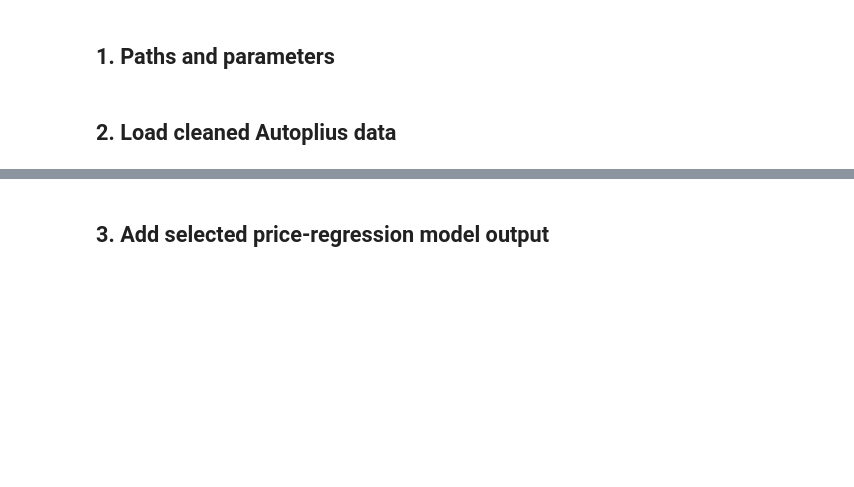
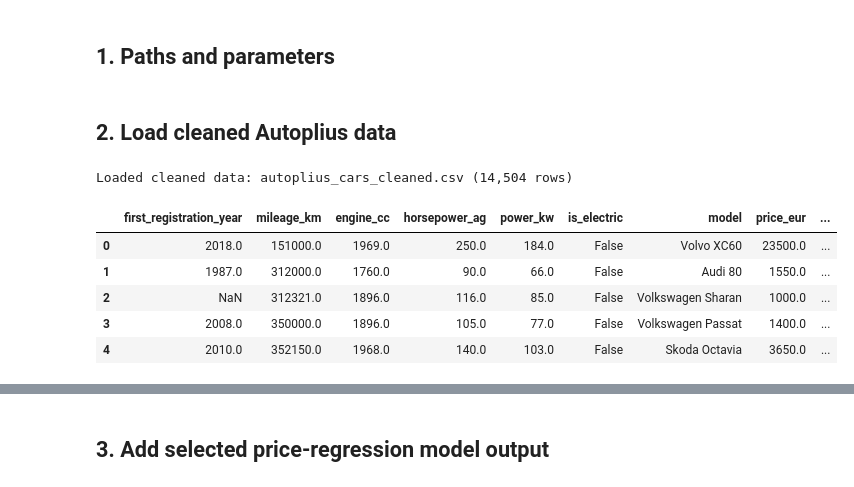
Before and after one commit to BenasKc/SKAM-odometer-fraud, a Jupyter notebook: models/combined_som.ipynb, the cells around one changed output, grey strips where cells are left out. Cells and saved outputs as stored; diff of their text form; code cells hidden in the pictures; blank space fills up the shorter version.

```diff
--- a/models/combined_som.ipynb
+++ b/models/combined_som.ipynb
@@ -67,9 +61,17 @@ FRAUD_PARAMS = {
 # %%
 if not CLEANED_AUTOPLIUS_PATH.exists():
     raise FileNotFoundError(
-        f"Missing {CLEANED_AUTOPLIUS_PATH}. Run cleaning_autoplius(1).ipynb first."
+        f"Missing {CLEANED_AUTOPLIUS_PATH}. Run cleaning_autoplius.ipynb first."
     )
 
 df = pd.read_csv(CLEANED_AUTOPLIUS_PATH)
 print(f"Loaded cleaned data: {CLEANED_AUTOPLIUS_PATH} ({len(df):,} rows)")
 df.head()
+# %% [output]
+Loaded cleaned data: autoplius_cars_cleaned.csv (14,504 rows)
+|  | first_registration_year | mileage_km | engine_cc | horsepower_ag | power_kw | is_electric | model | price_eur | ... |
+| 0 | 2018.0 | 151000.0 | 1969.0 | 250.0 | 184.0 | False | Volvo XC60 | 23500.0 | ... |
+| 1 | 1987.0 | 312000.0 | 1760.0 | 90.0 | 66.0 | False | Audi 80 | 1550.0 | ... |
+| 2 | NaN | 312321.0 | 1896.0 | 116.0 | 85.0 | False | Volkswagen Sharan | 1000.0 | ... |
+| 3 | 2008.0 | 350000.0 | 1896.0 | 105.0 | 77.0 | False | Volkswagen Passat | 1400.0 | ... |
+| 4 | 2010.0 | 352150.0 | 1968.0 | 140.0 | 103.0 | False | Skoda Octavia | 3650.0 | ... |
```
Also changed, not shown: parts of 12 cells of this notebook.
